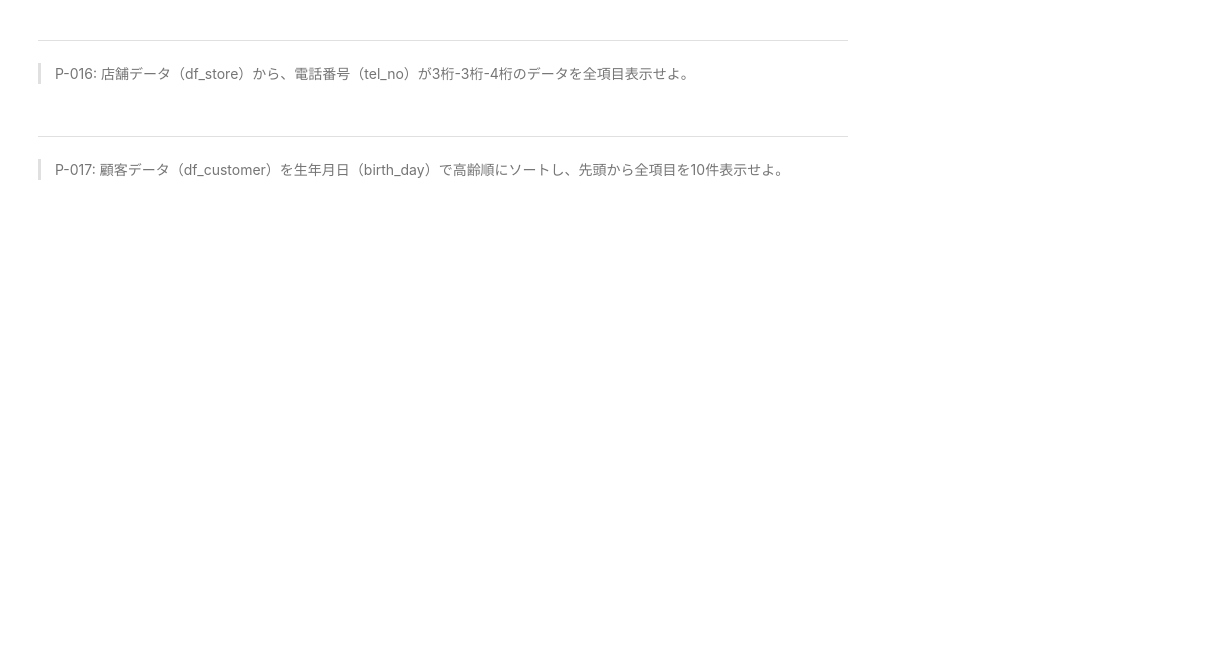
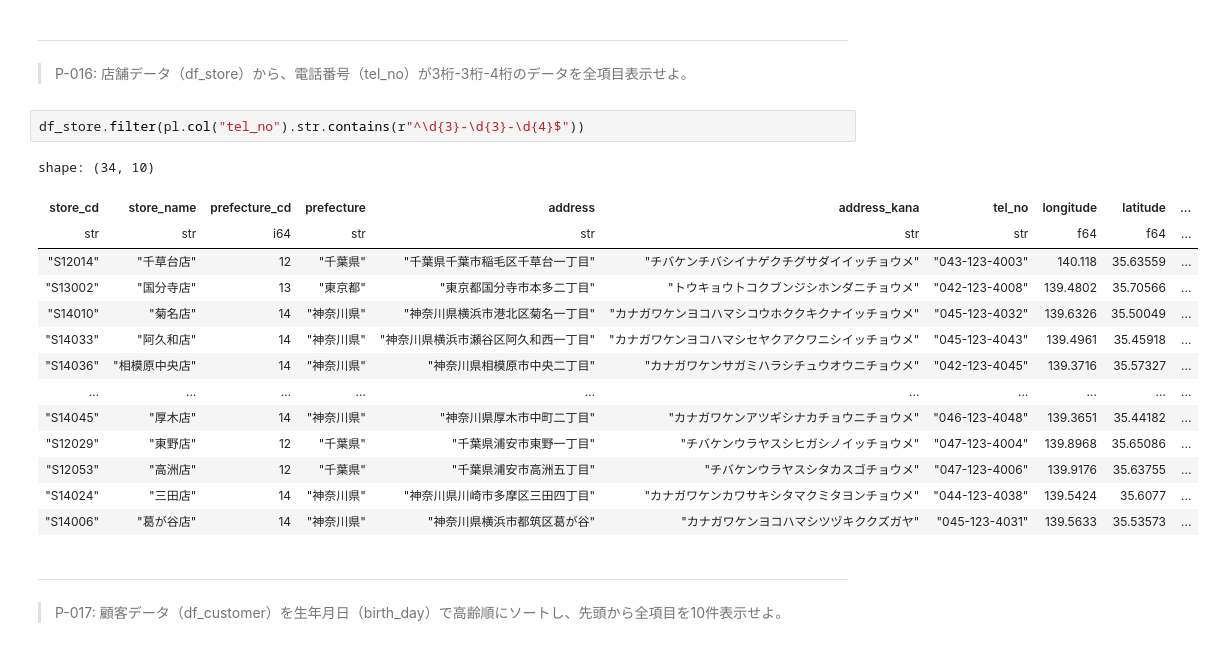
Before and after one commit to seiya8/polars100, a Jupyter notebook: knock.ipynb, the cells around one changed output. Cells and saved outputs as stored; diff of their text form; blank space fills up the shorter version.

```diff
--- a/knock.ipynb
+++ b/knock.ipynb
@@ -193,6 +290,23 @@ shape: (3, 10)
 # %% [markdown]
 ---
 > P-016: 店舗データ（df_store）から、電話番号（tel_no）が3桁-3桁-4桁のデータを全項目表示せよ。
+# %%
+df_store.filter(pl.col("tel_no").str.contains(r"^\d{3}-\d{3}-\d{4}$"))
+# %% [output]
+shape: (34, 10)
+| store_cd | store_name | prefecture_cd | prefecture | address | address_kana | tel_no | longitude | latitude | ... |
+| str | str | i64 | str | str | str | str | f64 | f64 | ... |
+| "S12014" | "千草台店" | 12 | "千葉県" | "千葉県千葉市稲毛区千草台一丁目" | "チバケンチバシイナゲクチグサダイイッチョウメ" | "043-123-4003" | 140.118 | 35.63559 | ... |
+| "S13002" | "国分寺店" | 13 | "東京都" | "東京都国分寺市本多二丁目" | "トウキョウトコクブンジシホンダニチョウメ" | "042-123-4008" | 139.4802 | 35.70566 | ... |
+| "S14010" | "菊名店" | 14 | "神奈川県" | "神奈川県横浜市港北区菊名一丁目" | "カナガワケンヨコハマシコウホククキクナイッチョウメ" | "045-123-4032" | 139.6326 | 35.50049 | ... |
+| "S14033" | "阿久和店" | 14 | "神奈川県" | "神奈川県横浜市瀬谷区阿久和西一丁目" | "カナガワケンヨコハマシセヤクアクワニシイッチョウメ" | "045-123-4043" | 139.4961 | 35.45918 | ... |
+| "S14036" | "相模原中央店" | 14 | "神奈川県" | "神奈川県相模原市中央二丁目" | "カナガワケンサガミハラシチュウオウニチョウメ" | "042-123-4045" | 139.3716 | 35.57327 | ... |
+| … | … | … | … | … | … | … | … | … | ... |
+| "S14045" | "厚木店" | 14 | "神奈川県" | "神奈川県厚木市中町二丁目" | "カナガワケンアツギシナカチョウニチョウメ" | "046-123-4048" | 139.3651 | 35.44182 | ... |
+| "S12029" | "東野店" | 12 | "千葉県" | "千葉県浦安市東野一丁目" | "チバケンウラヤスシヒガシノイッチョウメ" | "047-123-4004" | 139.8968 | 35.65086 | ... |
+| "S12053" | "高洲店" | 12 | "千葉県" | "千葉県浦安市高洲五丁目" | "チバケンウラヤスシタカスゴチョウメ" | "047-123-4006" | 139.9176 | 35.63755 | ... |
+| "S14024" | "三田店" | 14 | "神奈川県" | "神奈川県川崎市多摩区三田四丁目" | "カナガワケンカワサキシタマクミタヨンチョウメ" | "044-123-4038" | 139.5424 | 35.6077 | ... |
+| "S14006" | "葛が谷店" | 14 | "神奈川県" | "神奈川県横浜市都筑区葛が谷" | "カナガワケンヨコハマシツヅキククズガヤ" | "045-123-4031" | 139.5633 | 35.53573 | ... |
 # %% [markdown]
 ---
 > P-017: 顧客データ（df_customer）を生年月日（birth_day）で高齢順にソートし、先頭から全項目を10件表示せよ。
```
Also changed, not shown: parts of 8 cells of this notebook.
